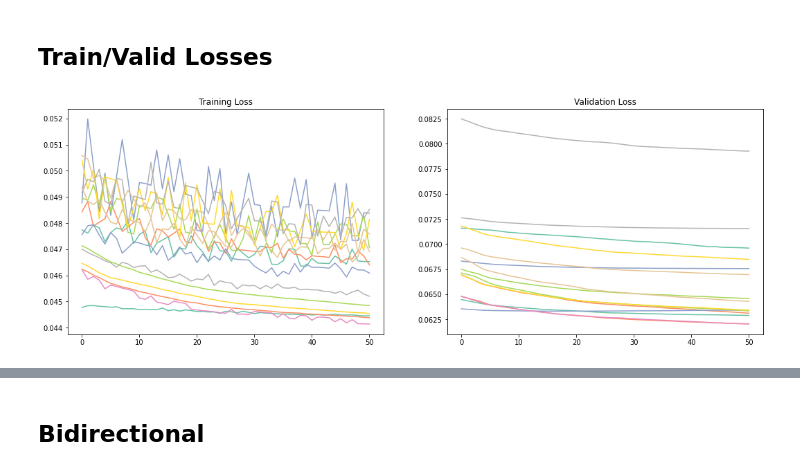
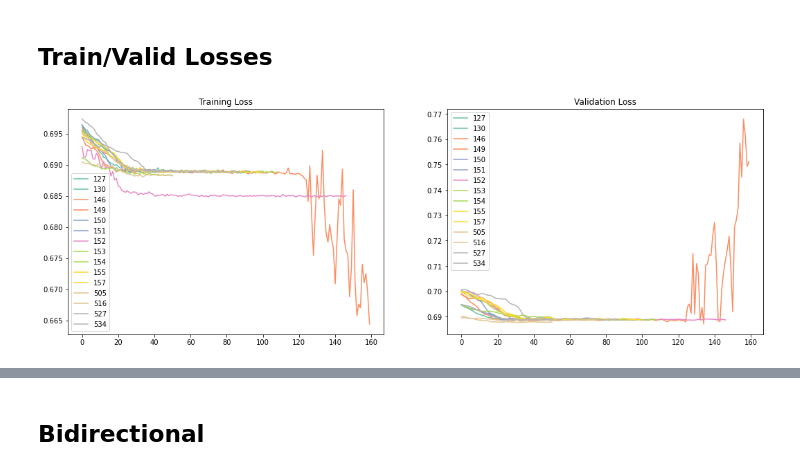
Before and after one commit to nicchiou/mindportal, a Jupyter notebook: experiments/motor_LR/chan_avg_rnn/ExperimentSummary.ipynb, the cells around one changed output, grey strips where cells are left out. Cells and saved outputs as stored; diff of their text form; code cells hidden in the pictures.

```diff
--- a/experiments/motor_LR/chan_avg_rnn/ExperimentSummary.ipynb
+++ b/experiments/motor_LR/chan_avg_rnn/ExperimentSummary.ipynb
@@ -17,7 +17,7 @@ def summarize(path, fname, name):
             return ast.literal_eval(x)
         except:
             return x
-    for col in ['train_losses', 'valid_losses']:
+    for col in ['pretrain_train_losses', 'pretrain_valid_losses', 'train_losses', 'valid_losses', 'train_acc', 'valid_acc']:
         try:
             model_meta[col] = model_meta[col].apply(replace)
         except:
@@ -47,7 +47,7 @@ all_model_df = pd.DataFrame()
 
 root_dir = os.path.join(constants.RESULTS_DIR,
                         'motor_LR', 'chan_avg_rnn', 'rs',
-                        'bandpass_only', 'max_abs_scale', 'gru', '50e_early_stop')
+                        'bandpass_only', 'max_abs_scale', 'lstm', 'baseline')
 for d in os.listdir(root_dir):
     try:
         df = read_rnn_results(root_dir, d)
@@ -124,26 +124,30 @@ Montage & Hidden Size & RNN Layers & FC Layers & Accuracy & Precision & Recall &
 # %% [markdown]
 ## Train/Valid Losses
 # %%
-rnn_layers = 2
-fc_layers = 2
-hidden_size = 16
+rnn_layers = 1
+fc_layers = 1
+hidden_size = 32
 bidirectional = False
 montage = 'e'
 
 subset_df = all_model_df[(all_model_df['hidden_size'] == hidden_size) &
                          (all_model_df['rnn_layers'] == rnn_layers) &
                          (all_model_df['fc_layers'] == fc_layers) &
                          (all_model_df['bidirectional'] == bidirectional) &
                          (all_model_df['montage'] == montage)]
 
 n = len(subset_df)
 colors = plt.cm.Set2(np.linspace(0, 1, n))
 
 fig, ax = plt.subplots(1, 2, figsize=(18, 6))
 for i, idx in enumerate(subset_df.index):
     ax[0].plot(subset_df.loc[idx, 'train_losses'], color=colors[i])
     ax[1].plot(subset_df.loc[idx, 'valid_losses'], color=colors[i])
     ax[0].set_title('Training Loss')
     ax[1].set_title('Validation Loss')
+    # ax[0].set_ylim((0, 1))
+    # ax[1].set_ylim((0, 1))
+    ax[0].legend(subset_df.subject.unique())
+    ax[1].legend(subset_df.subject.unique())
 # %% [output]
-[figure, old version]
+[figure, new version]
```
Also changed, not shown: parts of 13 cells of this notebook, 6 other files.
